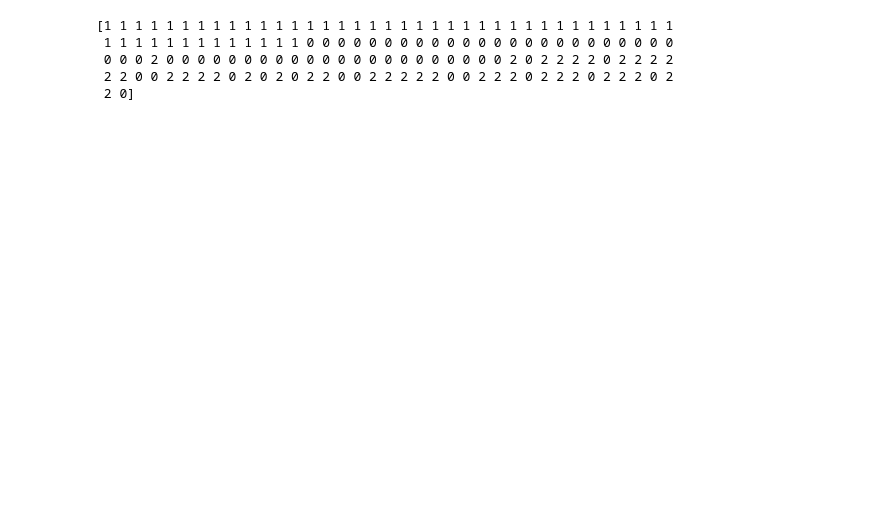
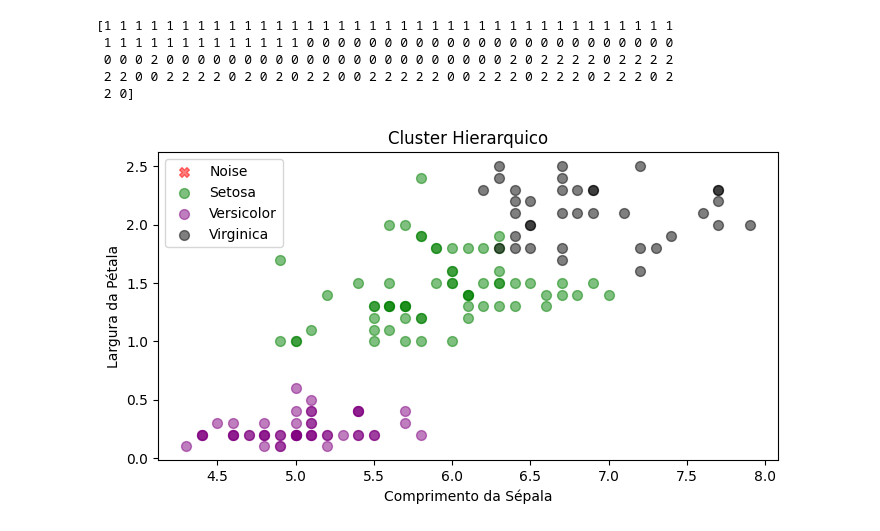
Before and after one commit to gustavofontanabertoldi/Machine_Learn_test, a Jupyter notebook: notebooks/k-means.ipynb, the cells around one changed output. Cells and saved outputs as stored; diff of their text form; code cells hidden in the pictures; blank space fills up the shorter version.

```diff
--- a/notebooks/k-means.ipynb
+++ b/notebooks/k-means.ipynb
@@ -36,10 +58,13 @@ print(dbscan_labels)
 # %%
 agglo = AgglomerativeClustering(n_clusters=3)
 agglo_labels = agglo.fit_predict(iris.data)
 print(agglo_labels)
+
+plot_clusters(iris.data, agglo_labels, 'Cluster Hierarquico')
 # %% [output]
 [1 1 1 1 1 1 1 1 1 1 1 1 1 1 1 1 1 1 1 1 1 1 1 1 1 1 1 1 1 1 1 1 1 1 1 1 1
  1 1 1 1 1 1 1 1 1 1 1 1 1 0 0 0 0 0 0 0 0 0 0 0 0 0 0 0 0 0 0 0 0 0 0 0 0
  0 0 0 2 0 0 0 0 0 0 0 0 0 0 0 0 0 0 0 0 0 0 0 0 0 0 2 0 2 2 2 2 0 2 2 2 2
  2 2 0 0 2 2 2 2 0 2 0 2 0 2 2 0 0 2 2 2 2 2 0 0 2 2 2 0 2 2 2 0 2 2 2 0 2
  2 0]
+[figure, added]
```
Also changed, not shown: parts of 5 cells of this notebook.
